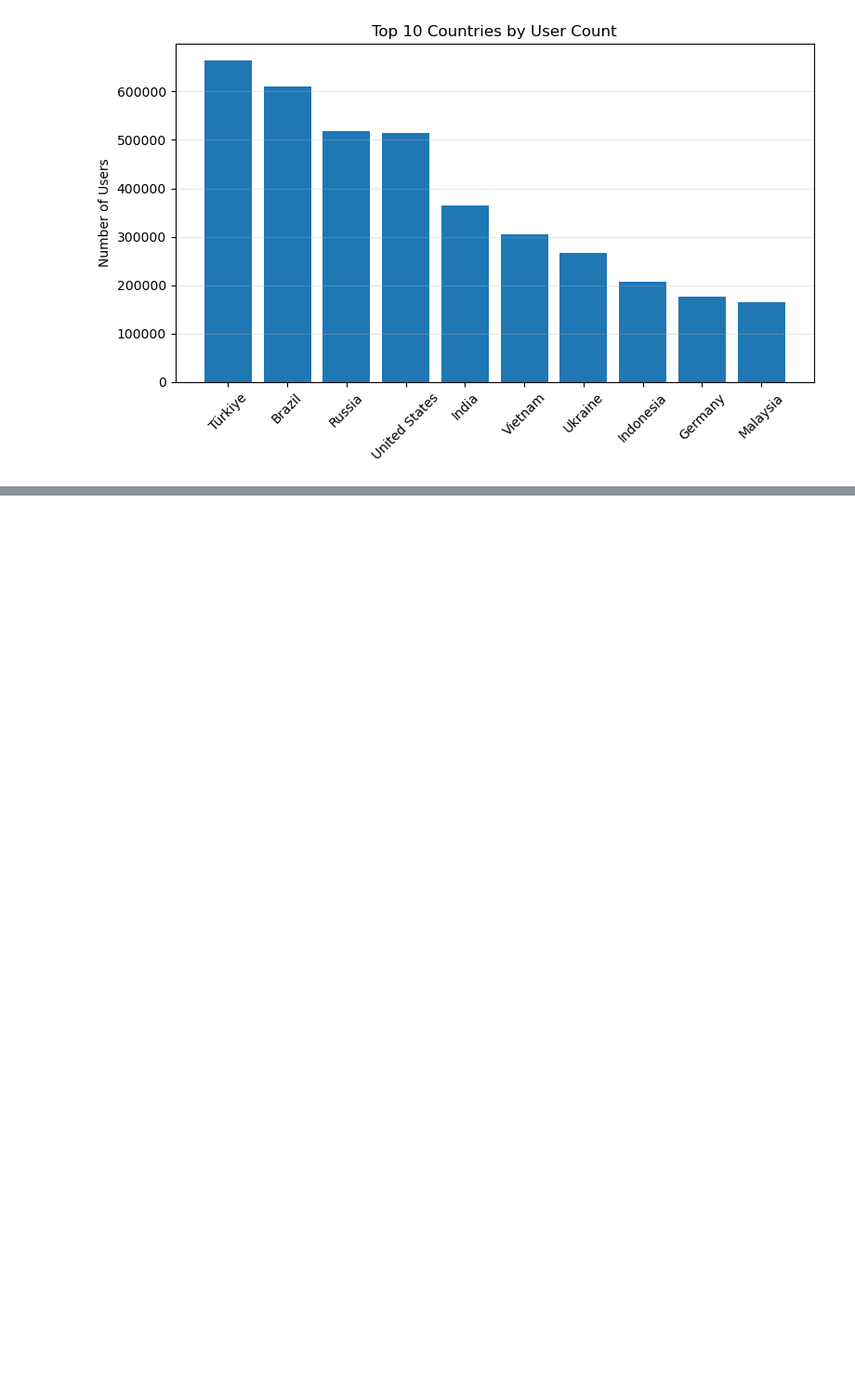
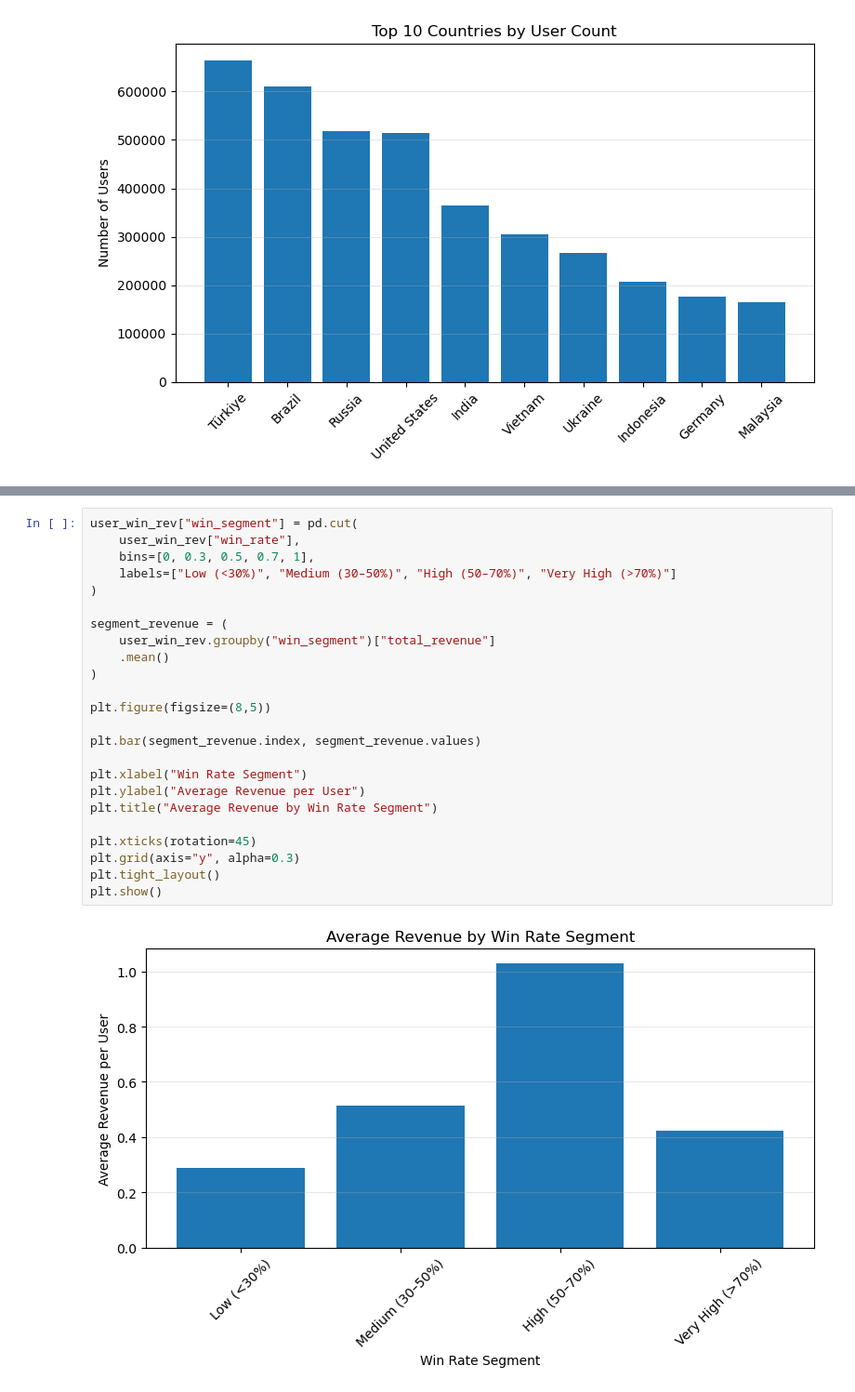
Before and after one commit to utkuayten/vertigo, a Jupyter notebook: notebooks/02_task2_user_engagement.ipynb, the cells around one changed output, grey strips where cells are left out. Shown at 93% size. Cells and saved outputs as stored; diff of their text form; blank space fills up the shorter version.

```diff
--- a/notebooks/02_task2_engagement.ipynb
+++ b/notebooks/02_task2_user_engagement.ipynb
@@ -449,0 +537,26 @@ plt.show()
+# %%
+user_win_rev["win_segment"] = pd.cut(
+    user_win_rev["win_rate"],
+    bins=[0, 0.3, 0.5, 0.7, 1],
+    labels=["Low (<30%)", "Medium (30–50%)", "High (50–70%)", "Very High (>70%)"]
+)
+
+segment_revenue = (
+    user_win_rev.groupby("win_segment")["total_revenue"]
+    .mean()
+)
+
+plt.figure(figsize=(8,5))
+
+plt.bar(segment_revenue.index, segment_revenue.values)
+
+plt.xlabel("Win Rate Segment")
+plt.ylabel("Average Revenue per User")
+plt.title("Average Revenue by Win Rate Segment")
+
+plt.xticks(rotation=45)
+plt.grid(axis="y", alpha=0.3)
+plt.tight_layout()
+plt.show()
+# %% [output]
+[figure, added]
```
Also changed, not shown: parts of 9 cells of this notebook, 2 other files.
